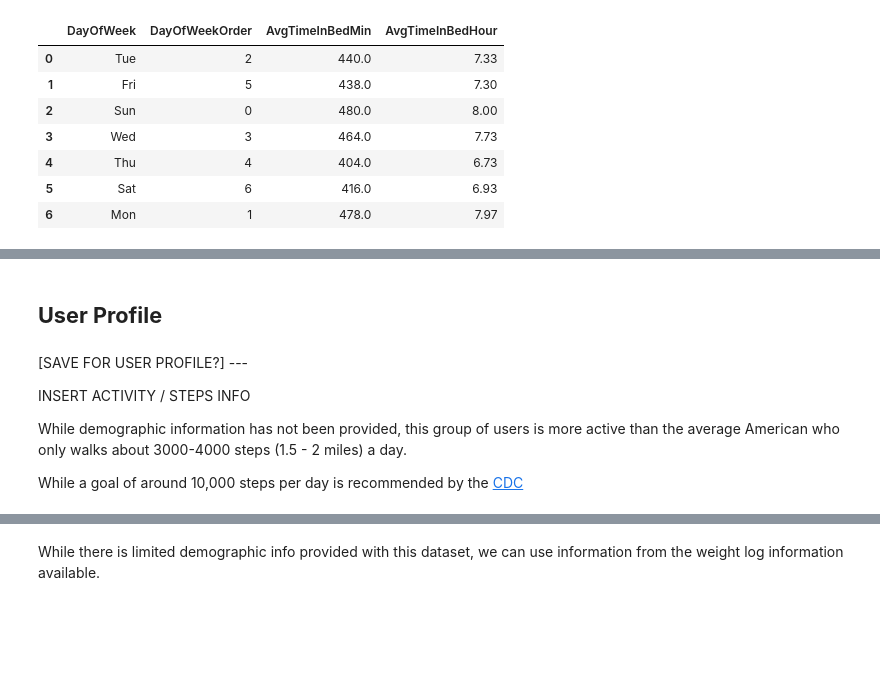
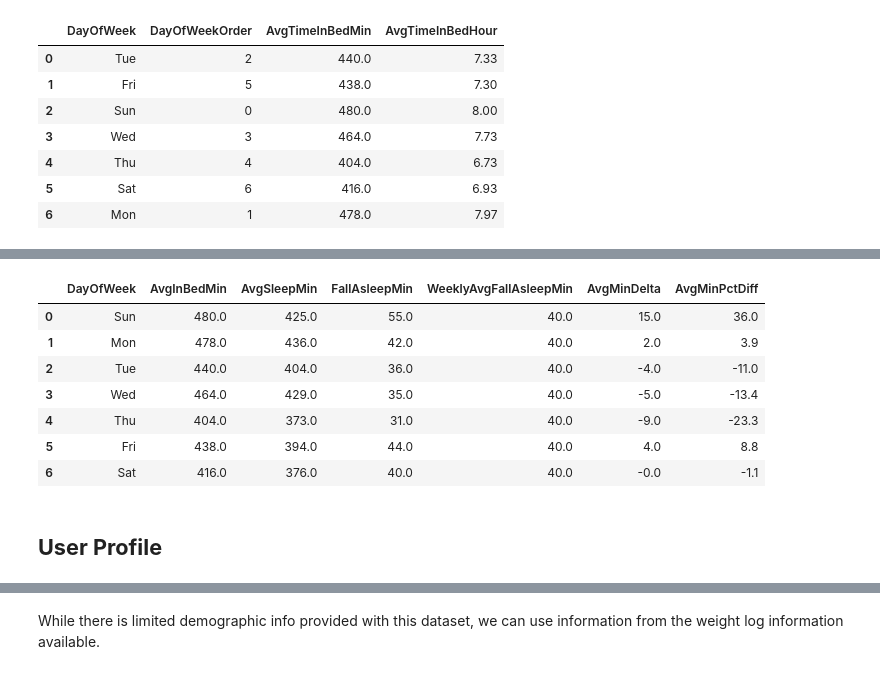
Before and after one commit to phlln/bellabeat-analysis, a Jupyter notebook: bellabeat_bigquery_playground.ipynb, the cells around one changed output, grey strips where cells are left out. Drawn from its saved outputs; the diff is of its cells as text; code cells hidden in the pictures; blank space fills up the shorter version.

Commit message:
revised fall asleep sql query in habits sleep analysis

```diff
--- a/bellabeat_bigquery_playground.ipynb
+++ b/bellabeat_bigquery_playground.ipynb
@@ -1403,12 +1346,56 @@ ORDER BY 2;
+# %%
+%%bigquery
+WITH indiv_avg_sleep AS (
+    SELECT Id,
+           FORMAT_DATE('%a', SleepDay) AS DayOfWeek,
+           FORMAT_DATE('%w', SleepDay) AS DayOfWeekOrder,
+           ROUND(AVG(TotalMinutesAsleep), 0) AS IndivAvgSleepMin,
+    FROM `gac-bellabeat.activity.sleep`
+    GROUP BY 1, 2, 3
+),
+group_avg_sleep AS (
+    SELECT DayOfWeek,
+           DayOfWeekOrder,
+           ROUND(AVG(IndivAvgSleepMin), 0) AS AvgSleepMin,
+     FROM indiv_avg_sleep
+    GROUP BY 1, 2
+),
+indiv_avg_bed AS (
+    SELECT Id,
+           FORMAT_DATE('%a', SleepDay) AS DayOfWeek,
+           FORMAT_DATE('%w', SleepDay) AS DayOfWeekOrder,
+           ROUND(AVG(TotalTimeInBed), 0) AS AvgTimeInBedMin,
+     FROM `gac-bellabeat.activity.sleep`
+    GROUP BY 1, 2, 3
+),
+group_avg_bed AS (
+    SELECT DayOfWeek,
+           DayOfWeekOrder,
+           ROUND(AVG(AvgTimeInBedMin), 0) AS AvgInBedMin,
+     FROM indiv_avg_bed
+    GROUP BY 1, 2
+)
+SELECT gas.DayOfWeek,
+       gab.AvgInBedMin,
+       gas.AvgSleepMin,
+       gab.AvgInBedMin - gas.AvgSleepMin AS FallAsleepMin,
+       ROUND(AVG(gab.AvgInBedMin - gas.AvgSleepMin) OVER(), 0) AS WeeklyAvgFallAsleepMin,
+       ROUND((gab.AvgInBedMin - gas.AvgSleepMin) - AVG(gab.AvgInBedMin - gas.AvgSleepMin) OVER(), 0)
+        AS AvgMinDelta,
+       ROUND(((gab.AvgInBedMin - gas.AvgSleepMin) - AVG(gab.AvgInBedMin - gas.AvgSleepMin) OVER())/
+            (AVG(gab.AvgInBedMin - gas.AvgSleepMin) OVER())*100, 1) AS AvgMinPctDiff,
+ FROM group_avg_sleep gas
+ JOIN group_avg_bed gab
+   ON gas.DayOfWeek = gab.DayOfWeek
+ORDER BY gas.DayOfWeekOrder;
+# %% [output]
+|  | DayOfWeek | AvgInBedMin | AvgSleepMin | FallAsleepMin | WeeklyAvgFallAsleepMin | AvgMinDelta | AvgMinPctDiff |
+| 0 | Sun | 480.0 | 425.0 | 55.0 | 40.0 | 15.0 | 36.0 |
+| 1 | Mon | 478.0 | 436.0 | 42.0 | 40.0 | 2.0 | 3.9 |
+| 2 | Tue | 440.0 | 404.0 | 36.0 | 40.0 | -4.0 | -11.0 |
+| 3 | Wed | 464.0 | 429.0 | 35.0 | 40.0 | -5.0 | -13.4 |
+| 4 | Thu | 404.0 | 373.0 | 31.0 | 40.0 | -9.0 | -23.3 |
+| 5 | Fri | 438.0 | 394.0 | 44.0 | 40.0 | 4.0 | 8.8 |
+| 6 | Sat | 416.0 | 376.0 | 40.0 | 40.0 | -0.0 | -1.1 |
 # %% [markdown]
 ## **User Profile**
-# %% [markdown]
-[SAVE FOR USER PROFILE?] ---
-
-INSERT ACTIVITY / STEPS INFO
-
-While demographic information has not been provided, this group of users is more active than the average American who only walks about 3000-4000 steps (1.5 - 2 miles) a day.
-
-
-
-While a goal of around 10,000 steps per day is recommended by the [CDC]( https://www.cdc.gov/diabetes/prevention/pdf/postcurriculum_session8.pdf)
```
Also changed, not shown: parts of 46 cells of this notebook.
